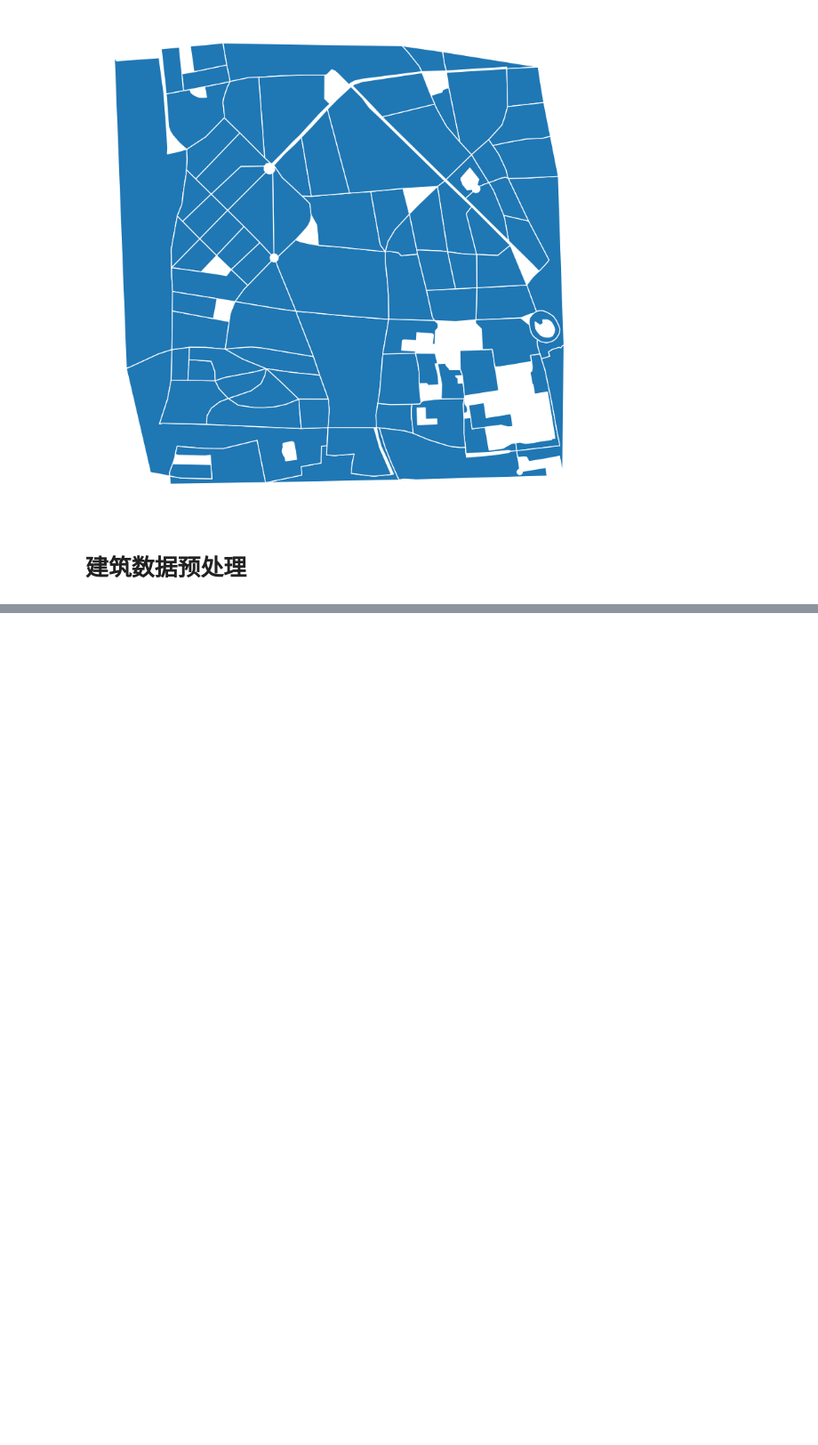
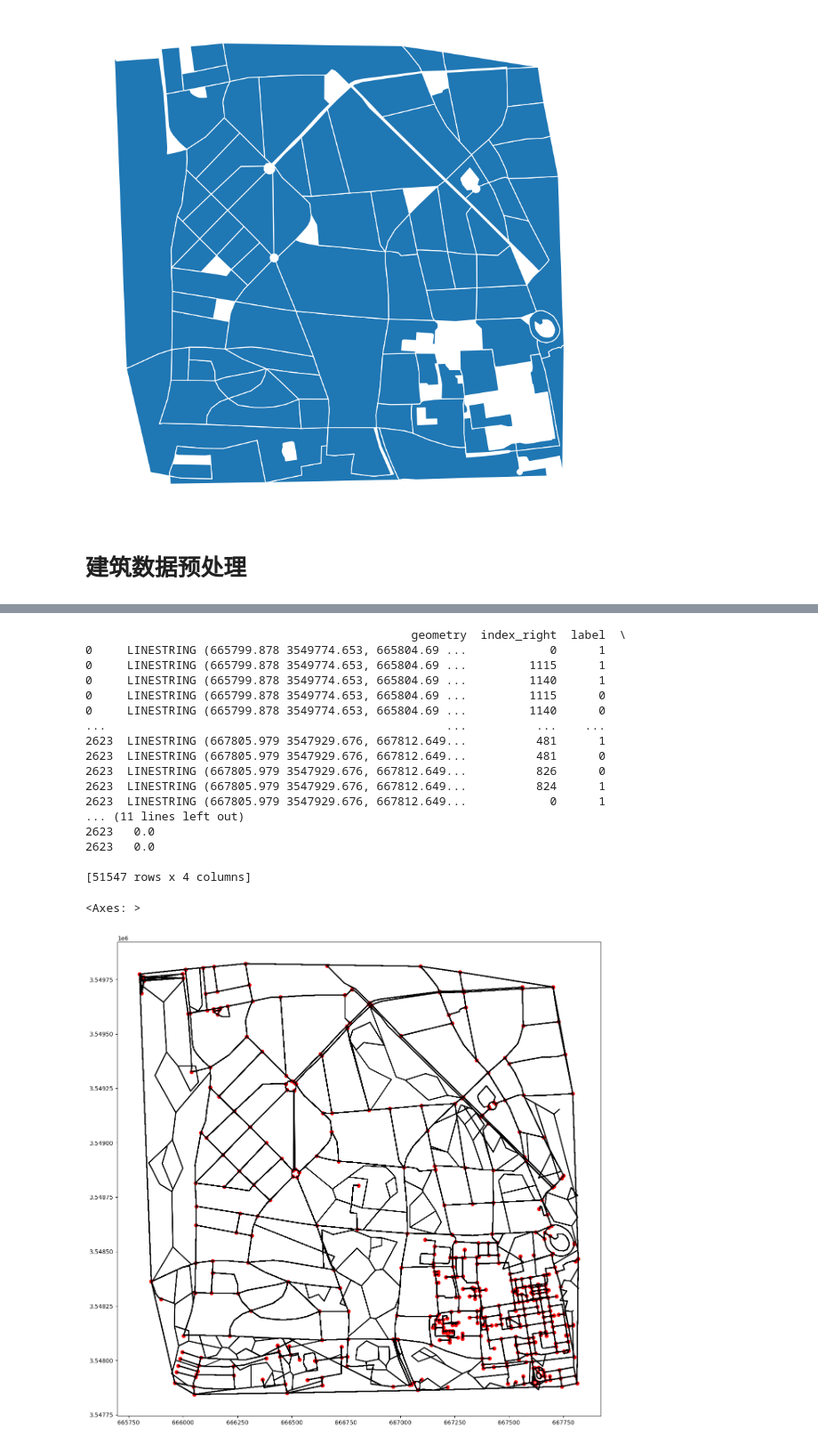
Before and after one commit to Lylll9436/UrbanStreetGNN, a Jupyter notebook: SegementGenTest.ipynb, the cells around one changed output, grey strips where cells are left out. Shown at 89% size. Cells and saved outputs as stored; diff of their text form; code cells hidden in the pictures; blank space fills up the shorter version.

```diff
--- a/SegementGenTest.ipynb
+++ b/SegementGenTest.ipynb
@@ -91,0 +120,27 @@ AttributeError: module 'GeoTool' has no attribute 'generate_skeletons_from_build
+# %%
+# 粗暴打标
+roads["label"] = 1
+hull["label"] = 1
+closed["label"] = 0
+# %%
+from shapely.ops import snap
+import pandas as pd
+
+tolerance = 5
+# 合并所有线段
+combined = gpd.GeoDataFrame(pd.concat([roads, closed,hull]), crs=roads.crs)
+lines = [
+    part
+    for geom in combined.geometry if geom is not None
+    for part in (geom.geoms if geom.geom_type == 'MultiLineString' else [geom])
+]
+print(combined)
+# 使用 linemerge 前，先 snap 所有线段首尾点，增强连接性
+snapped_lines = []
+for i in range(len(lines)):
+    base = lines[i]
+    for j in range(i + 1, len(lines)):
+        base = snap(base, lines[j], tolerance)
+    snapped_lines.append(base)
+
+merged = GeoTool.safe_linemerge(snapped_lines)
@@ -91,0 +165,29 @@ AttributeError: module 'GeoTool' has no attribute 'generate_skeletons_from_build
+# %%
+fig, ax = plt.subplots(figsize=(15, 15))
+merged_gdf=gpd.GeoDataFrame(geometry=merged,crs=roads.crs)
+# 使用空间最近邻匹配，给 merged_gdf 添加 label
+merged_gdf = gpd.sjoin_nearest(merged_gdf, combined[["geometry", "label"]], how="left", distance_col="dist")
+print(merged_gdf)
+merged_gdf.plot(ax=ax, color="black",edgecolor="red")
+roads.plot(ax=ax, color="black")
+nodes.plot(ax=ax, color="red")
+# %% [output]
+                                               geometry  index_right  label  \
+0     LINESTRING (665799.878 3549774.653, 665804.69 ...            0      1
+0     LINESTRING (665799.878 3549774.653, 665804.69 ...         1115      1
+0     LINESTRING (665799.878 3549774.653, 665804.69 ...         1140      1
+0     LINESTRING (665799.878 3549774.653, 665804.69 ...         1115      0
+0     LINESTRING (665799.878 3549774.653, 665804.69 ...         1140      0
+...                                                 ...          ...    ...
+2623  LINESTRING (667805.979 3547929.676, 667812.649...          481      1
+2623  LINESTRING (667805.979 3547929.676, 667812.649...          481      0
+2623  LINESTRING (667805.979 3547929.676, 667812.649...          826      0
+2623  LINESTRING (667805.979 3547929.676, 667812.649...          824      1
+2623  LINESTRING (667805.979 3547929.676, 667812.649...            0      1
+... (11 lines left out)
+2623   0.0
+2623   0.0
+
+[51547 rows x 4 columns]
+<Axes: >
+[figure, added]
```
Also changed, not shown: parts of 9 cells of this notebook, 33 other files.
